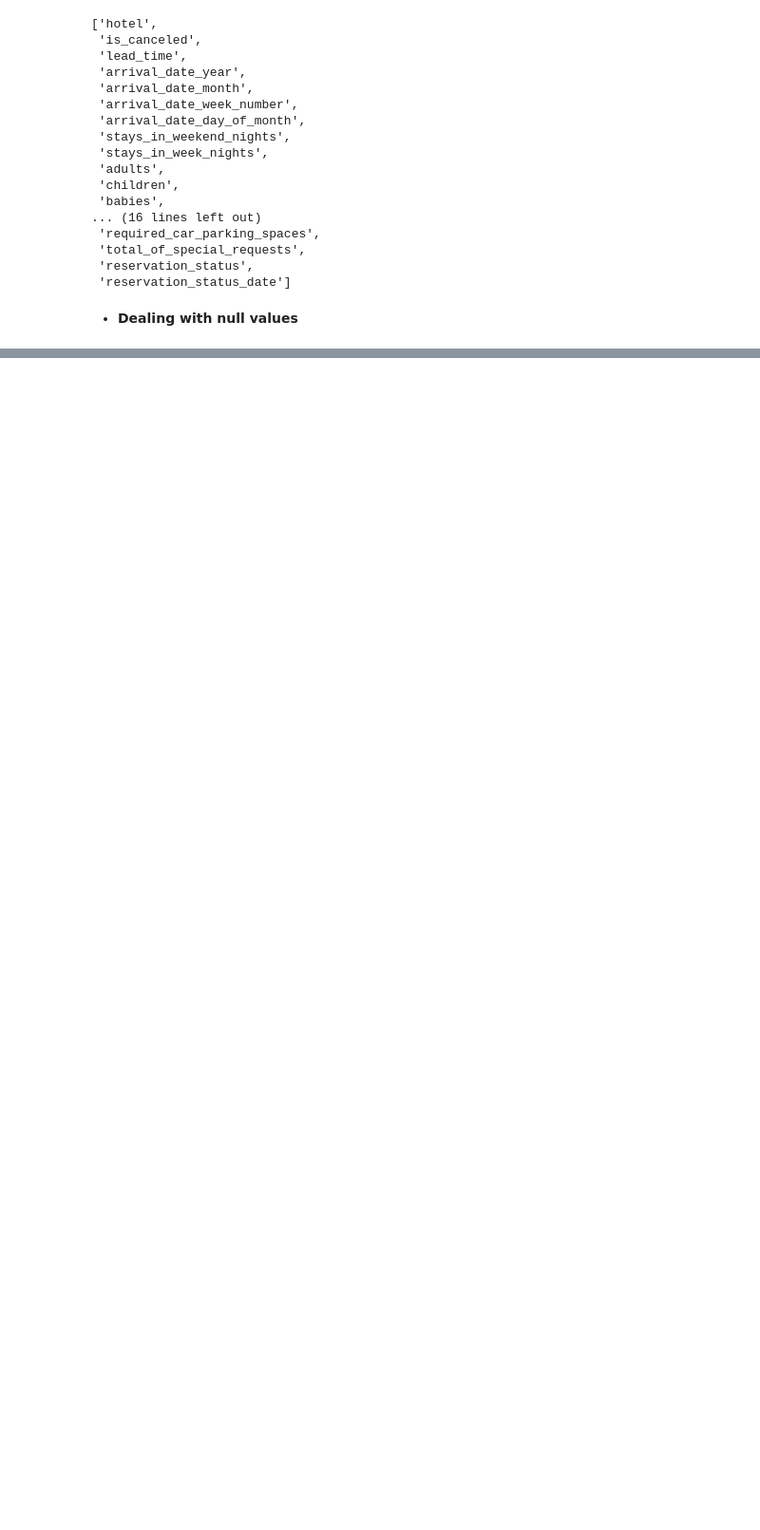
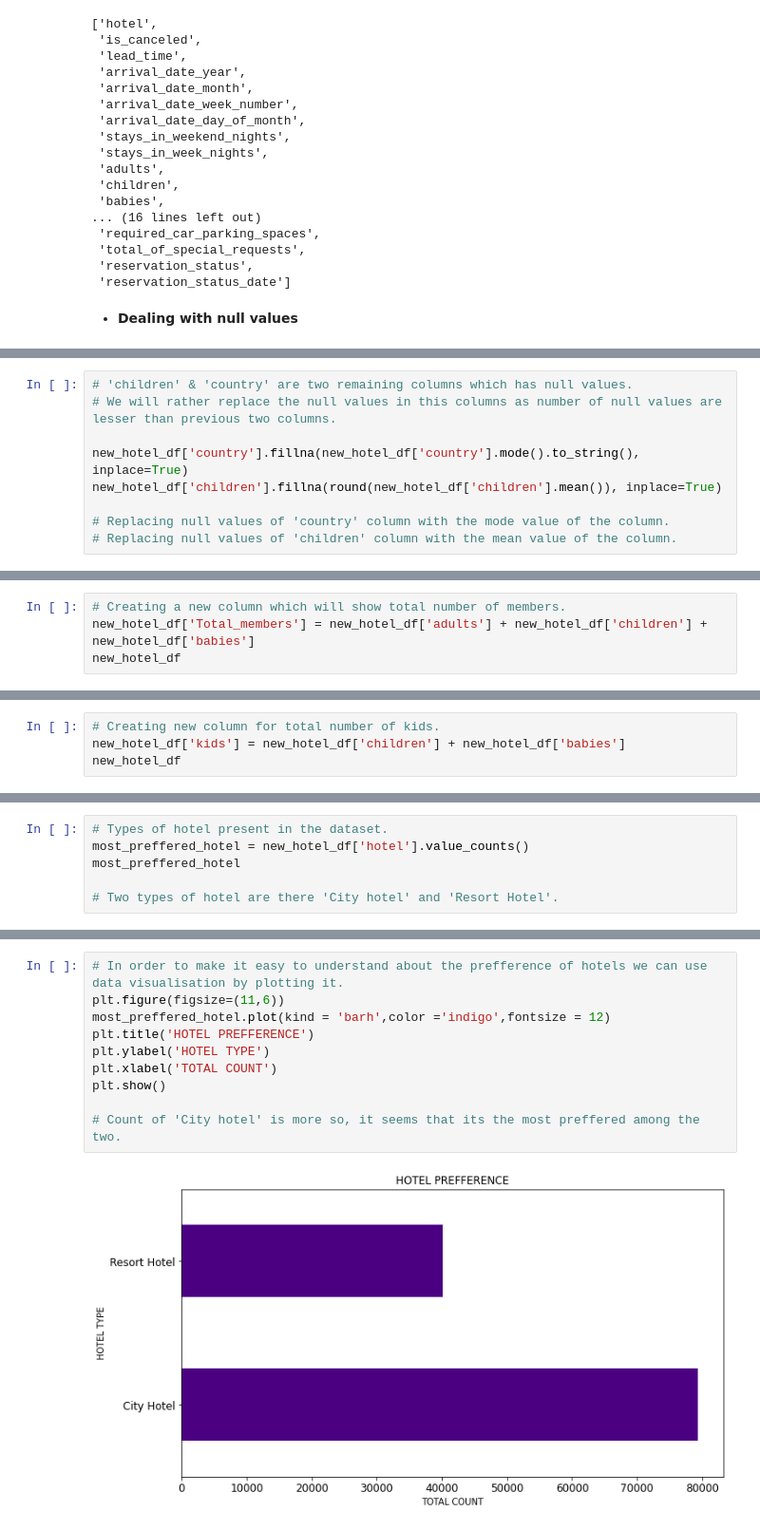
Before and after one commit to Arka1212/Hotel-Booking-Analysis, a Jupyter notebook: Hotel_Booking_Analysis_Capstone_Project.ipynb, the cells around one changed output, grey strips where cells are left out. Shown at 95% size. Cells and saved outputs as stored; diff of their text form; blank space fills up the shorter version.

```diff
--- a/Hotel_Booking_Analysis_Capstone_Project.ipynb
+++ b/Hotel_Booking_Analysis_Capstone_Project.ipynb
@@ -163,3 +166,12 @@ new_hotel_df
 | 119388 | City Hotel | 0 | 109 | 2017 | August | 35 | ... |
 | 119389 | City Hotel | 0 | 205 | 2017 | August | 35 | ... |
 119390 rows × 30 columns
+# %%
+# 'children' & 'country' are two remaining columns which has null values.
+# We will rather replace the null values in this columns as number of null values are lesser than previous two columns.
+
+new_hotel_df['country'].fillna(new_hotel_df['country'].mode().to_string(), inplace=True)
+new_hotel_df['children'].fillna(round(new_hotel_df['children'].mean()), inplace=True)
+
+# Replacing null values of 'country' column with the mode value of the column.
+# Replacing null values of 'children' column with the mean value of the column.
@@ -165,0 +203,4 @@ new_hotel_df
+# %%
+# Creating a new column which will show total number of members.
+new_hotel_df['Total_members'] = new_hotel_df['adults'] + new_hotel_df['children'] + new_hotel_df['babies']
+new_hotel_df
@@ -165,0 +221,4 @@ new_hotel_df
+# %%
+# Creating new column for total number of kids.
+new_hotel_df['kids'] = new_hotel_df['children'] + new_hotel_df['babies']
+new_hotel_df
@@ -165,0 +241,6 @@ new_hotel_df
+# %%
+# Types of hotel present in the dataset.
+most_preffered_hotel = new_hotel_df['hotel'].value_counts()
+most_preffered_hotel
+
+# Two types of hotel are there 'City hotel' and 'Resort Hotel'.
@@ -165,0 +251,12 @@ new_hotel_df
+# %%
+# In order to make it easy to understand about the prefference of hotels we can use data visualisation by plotting it.
+plt.figure(figsize=(11,6))
+most_preffered_hotel.plot(kind = 'barh',color ='indigo',fontsize = 12)
+plt.title('HOTEL PREFFERENCE')
+plt.ylabel('HOTEL TYPE')
+plt.xlabel('TOTAL COUNT')
+plt.show()
+
+# Count of 'City hotel' is more so, it seems that its the most preffered among the two.
+# %% [output]
+[figure, added]
```
Also changed, not shown: parts of 19 cells of this notebook.
